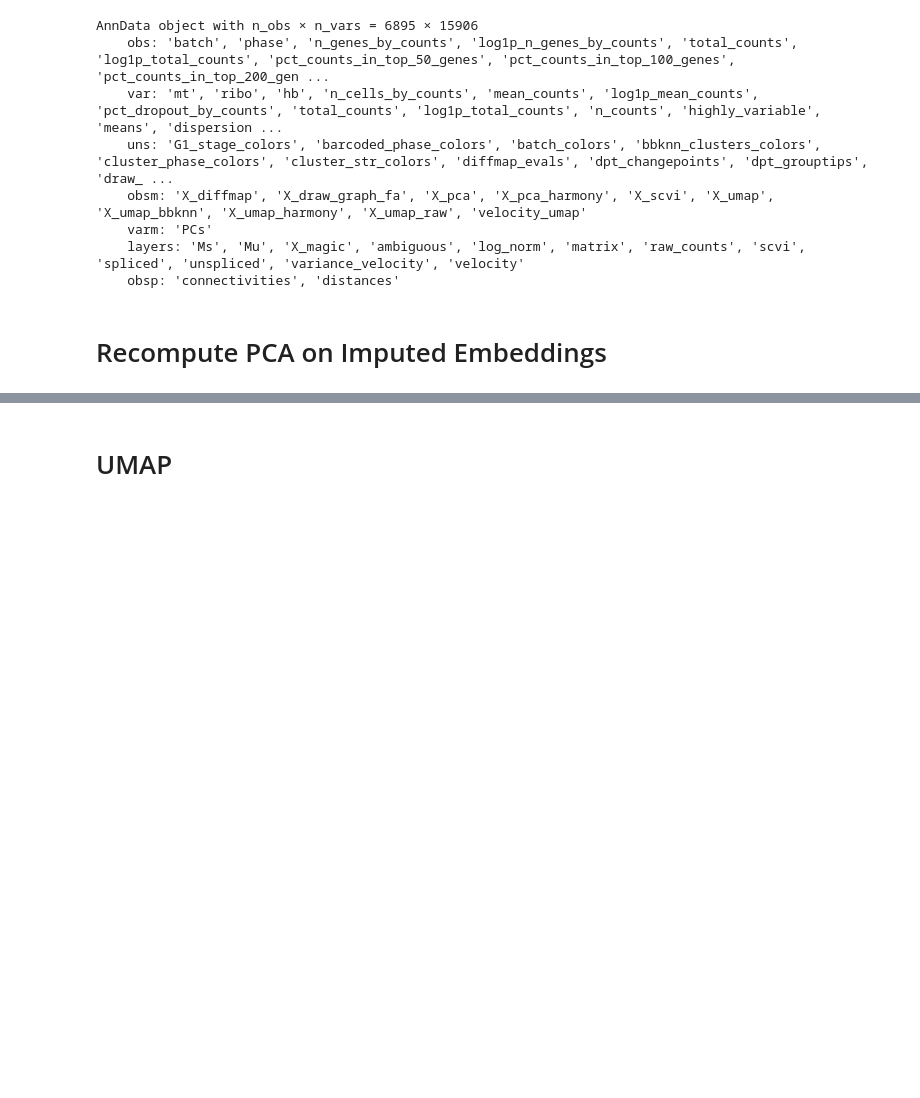
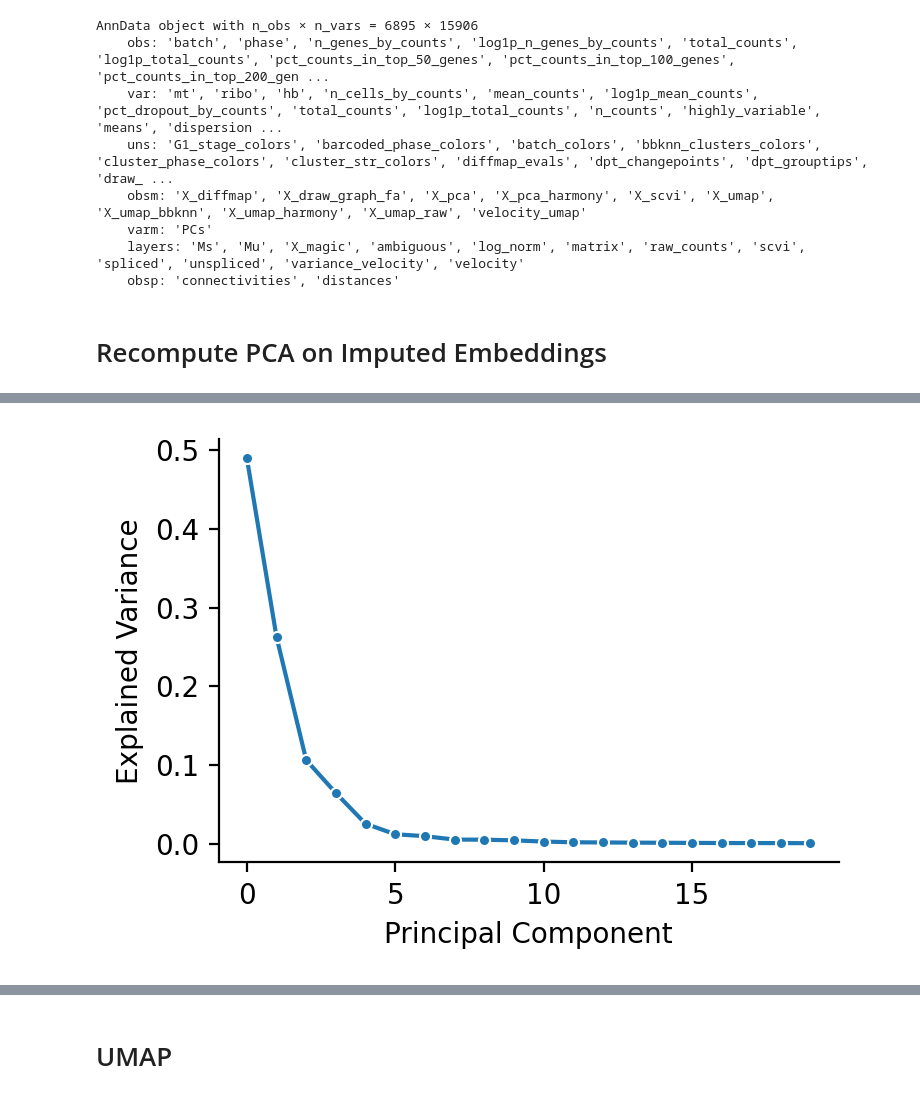
Before and after one commit to CooperStansbury/cell_cycle, a Jupyter notebook: notebooks/prepare_TrajectoryNet.ipynb, the cells around one changed output, grey strips where cells are left out. Saved outputs shown, nothing was run; the diff lists cells and outputs as text; code cells hidden in the pictures; blank space fills up the shorter version.

```diff
--- a/notebooks/prepare_TrajectoryNet.ipynb
+++ b/notebooks/prepare_TrajectoryNet.ipynb
@@ -61,0 +63,17 @@ Wall time: 882 ms
+# %%
+plt.rcParams['figure.dpi'] = 200
+plt.rcParams['figure.figsize'] = 4, 2.75
+
+n = 20
+
+sns.lineplot(
+    adata.uns['pca']['variance_ratio'][:n],
+    marker="o",
+    markersize=4,
+)
+
+plt.xlabel('Principal Component')
+plt.ylabel('Explained Variance')
+sns.despine()
+# %% [output]
+[figure, added]
```
Also changed, not shown: parts of 11 cells of this notebook, 9 other files.
